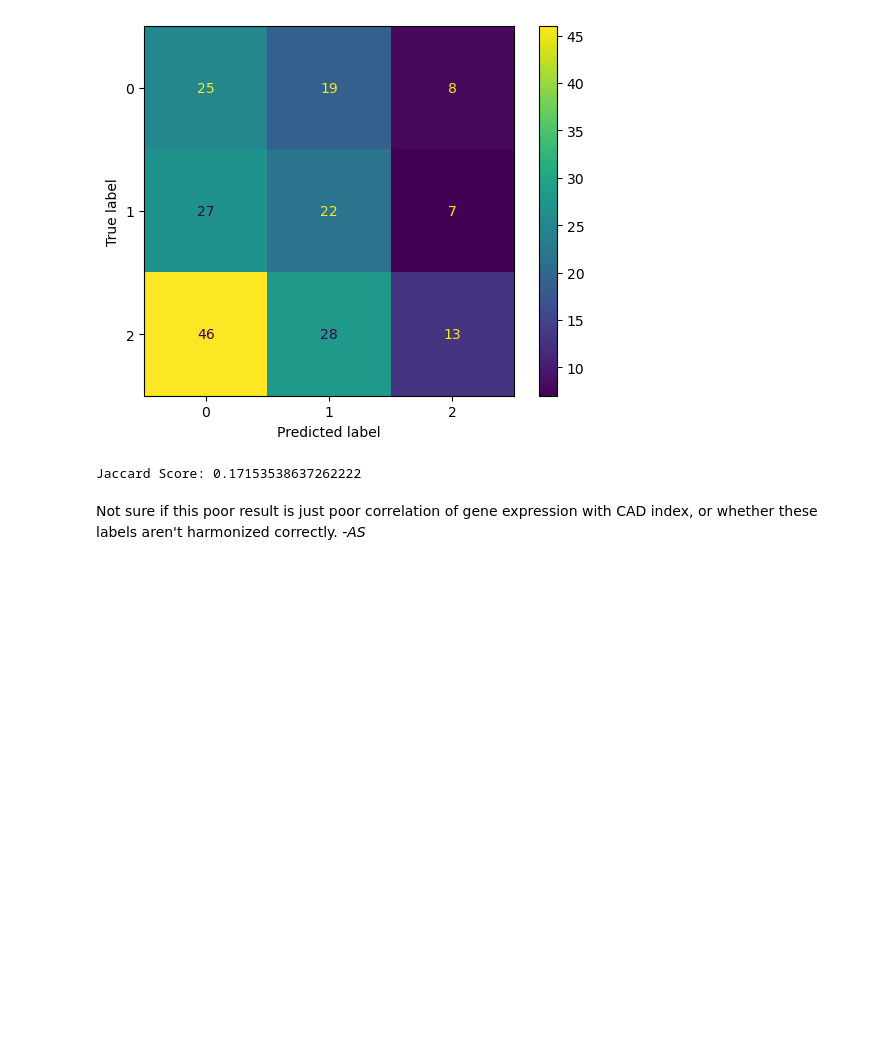
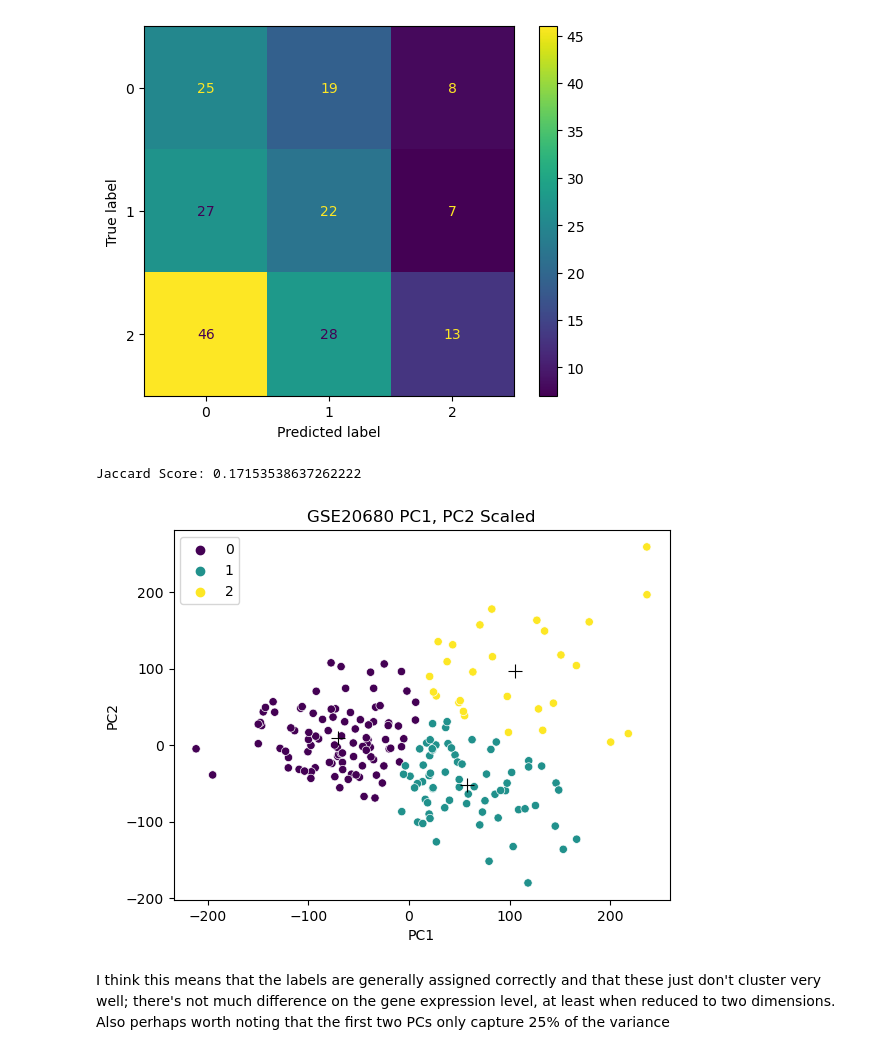
Before and after one commit to aszatrowski/BIOS26211_FinalProject, a Jupyter notebook: GSE20680_Clustering.ipynb, the cells around one changed output. Saved outputs shown, nothing was run; the diff lists cells and outputs as text; code cells hidden in the pictures; blank space fills up the shorter version.

Commit message:
tested clustering mislabeling

```diff
--- a/GSE20680_Clustering.ipynb
+++ b/GSE20680_Clustering.ipynb
@@ -48,5 +48,21 @@ print(f"Jaccard Score: {jaccard}")
 # %% [output]
 [figure]
 Jaccard Score: 0.17153538637262222
-# %% [markdown]
-Not sure if this poor result is just poor correlation of gene expression with CAD index, or whether these labels aren't harmonized correctly. _-AS_
+# %%
+sns.scatterplot(x = gse20680_pca_clusters['PC1'],
+                y = gse20680_pca_clusters['PC2'],
+                hue=gse20680_pca_clusters['predicted_label'],
+                palette='viridis')
+sns.scatterplot(x=gse20680_kmeans.cluster_centers_[:, 0],
+                y=gse20680_kmeans.cluster_centers_[:, 1],
+                s=100,
+                marker = "+",
+                color = "black")
+plt.xlabel('PC1')
+plt.ylabel('PC2')
+plt.title("GSE20680 PC1, PC2 Scaled")
+plt.show()
+# %% [output]
+[figure, added]
+# %% [markdown]
+I think this means that the labels are generally assigned correctly and that these just don't cluster very well; there's not much difference on the gene expression level, at least when reduced to two dimensions. Also perhaps worth noting that the first two PCs only capture 25% of the variance
```
Also changed, not shown: 1 other file.
